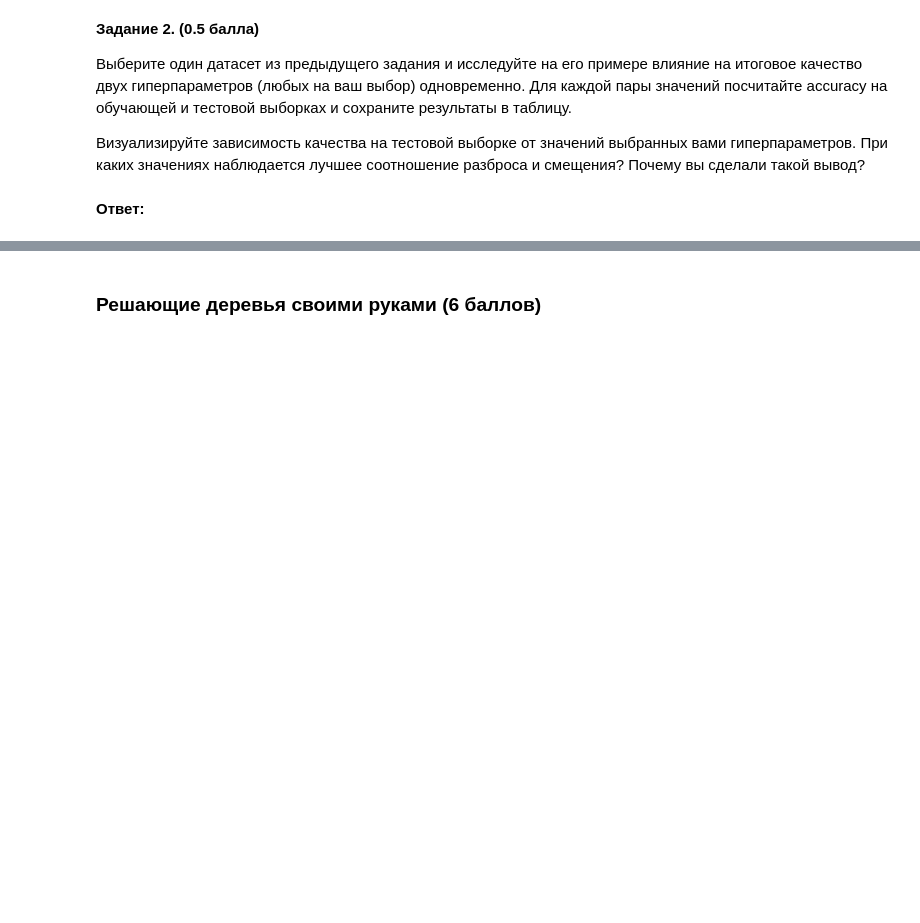
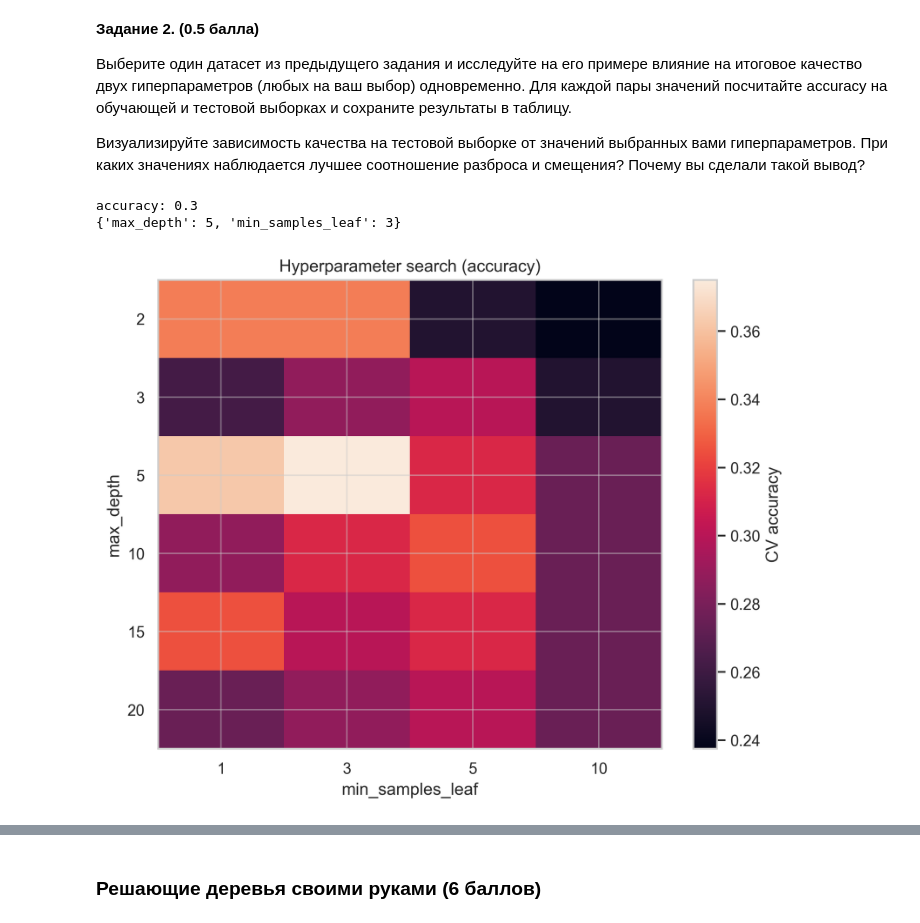
Before and after one commit to Shel2123/ML1_hw, a Jupyter notebook: hw5/Homework Practice 05 Trees.ipynb, the cells around one changed output, grey strips where cells are left out. Saved outputs shown, nothing was run; the diff lists cells and outputs as text; code cells hidden in the pictures; blank space fills up the shorter version.

```diff
--- a/hw5/Homework Practice 05 Trees.ipynb
+++ b/hw5/Homework Practice 05 Trees.ipynb
@@ -123,2 +164,54 @@ __Задание 2. (0.5 балла)__
-# %% [markdown]
-__Ответ:__
+# %%
+X, y = datasets[2]
+
+param_grid = {
+    "max_depth": [2, 3, 5, 10, 15, 20, None],
+    "min_samples_leaf": [1, 3, 5, 10]
+}
+
+
+X_train, X_test, y_train, y_test = train_test_split(
+    x, y, test_size=0.2, random_state=random_state, stratify=y
+)
+
+grid = GridSearchCV(
+    DecisionTreeClassifier(),
+    param_grid=param_grid,
+    cv=20,
+    n_jobs=-1,
+    return_train_score=True,
+)
+
+grid.fit(X_train, y_train)
+
+best_tree = grid.best_estimator_
+y_pred = best_tree.predict(X_test)
+
+acc = accuracy_score(y_test, y_pred)
+print(f"accuracy: {acc}")
+print(grid.best_params_)
+df = pd.DataFrame(grid.cv_results_)
+# %% [output]
+accuracy: 0.3
+{'max_depth': 5, 'min_samples_leaf': 3}
+# %%
+pivot = df.pivot_table(
+    values="mean_test_score",
+    index="param_max_depth",
+    columns="param_min_samples_leaf"
+)
+
+plt.figure(figsize=(8, 6), dpi=300)
+plt.imshow(pivot, aspect="auto")
+plt.colorbar(label="CV accuracy")
+
+plt.xticks(range(len(pivot.columns)), pivot.columns)
+plt.yticks(range(len(pivot.index)), pivot.index)
+
+plt.xlabel("min_samples_leaf")
+plt.ylabel("max_depth")
+plt.title("Hyperparameter search (accuracy)")
+
+plt.show()
+# %% [output]
+[figure, added]
```
Also changed, not shown: parts of 14 cells of this notebook, 3 other files.
